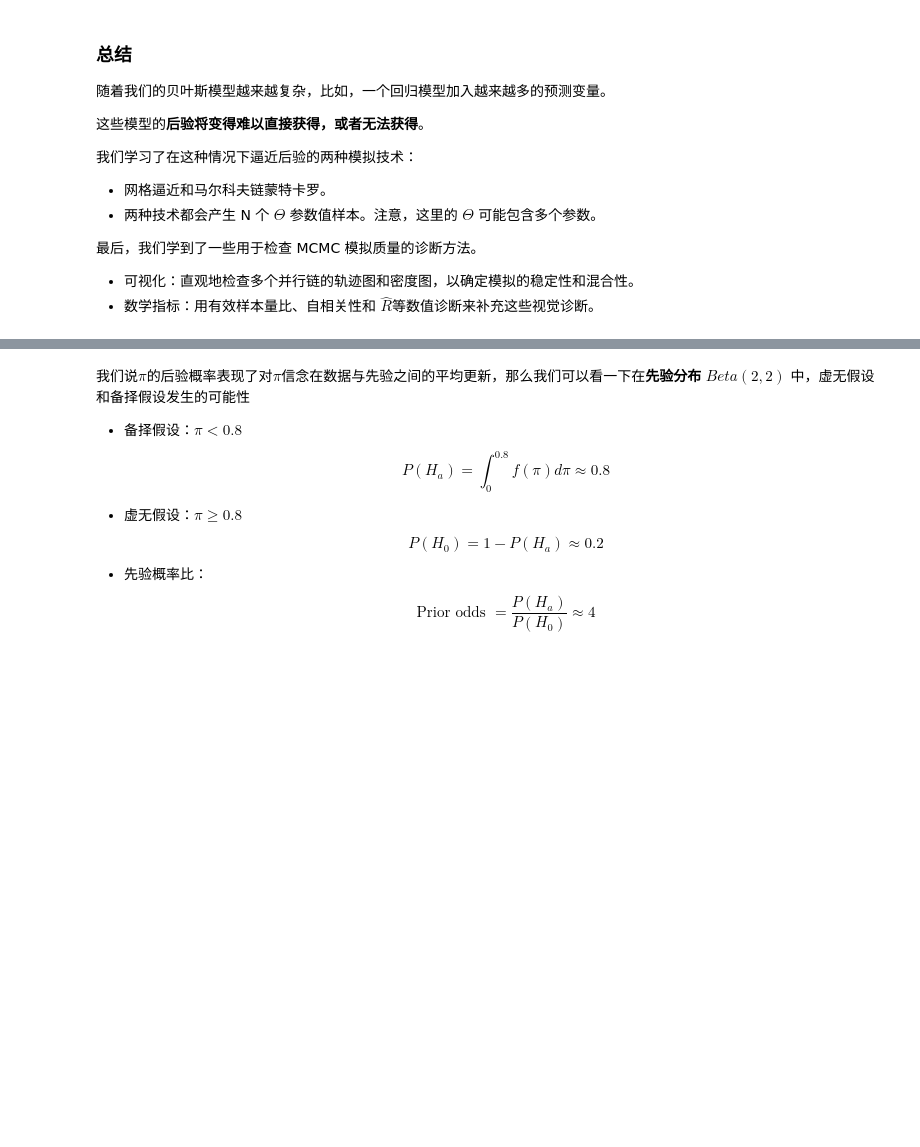
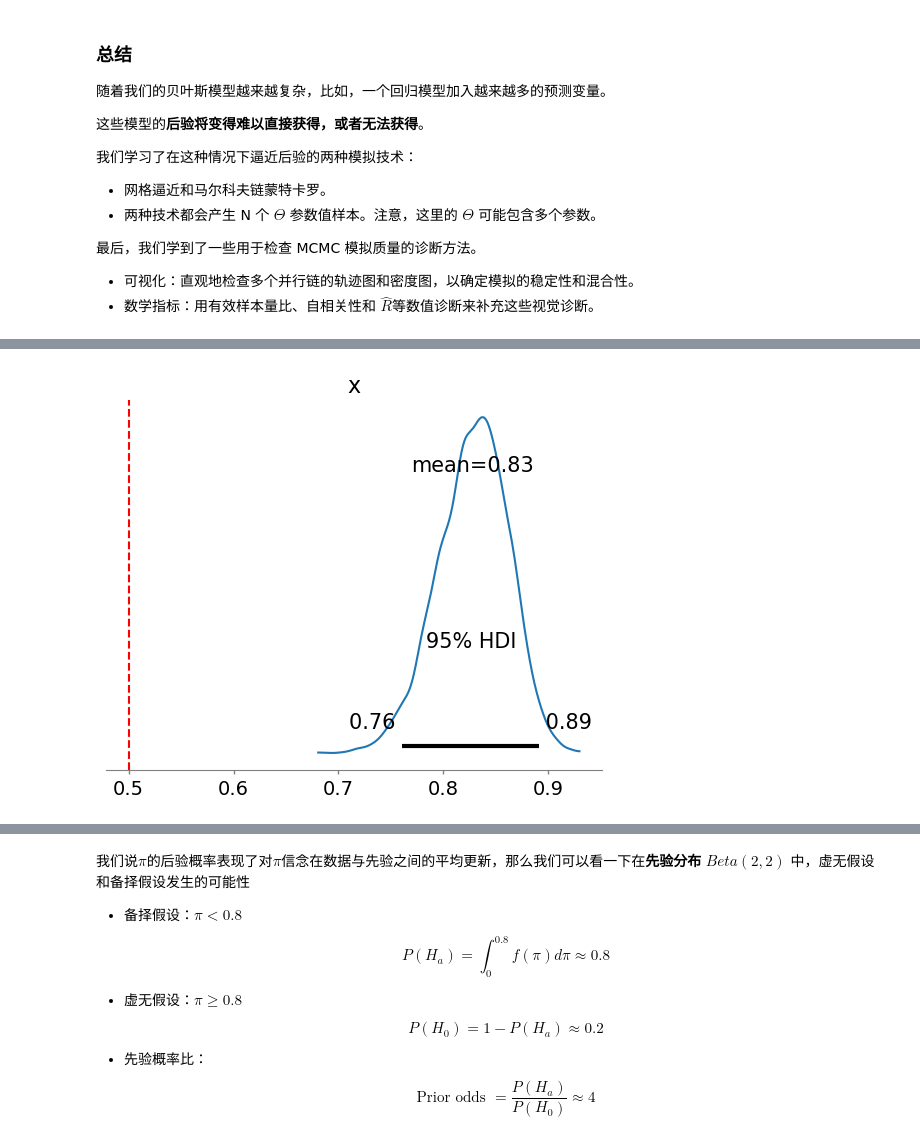
Before and after one commit to hcp4715/psybayesian, a Jupyter notebook: Lecture7.ipynb, the cells around one changed output, grey strips where cells are left out. Saved outputs shown, nothing was run; the diff lists cells and outputs as text; code cells hidden in the pictures; blank space fills up the shorter version.

```diff
--- a/Lecture7.ipynb
+++ b/Lecture7.ipynb
@@ -813,0 +877,21 @@ plt.show()
+# %%
+import numpy as np
+import matplotlib.pyplot as plt
+import arviz as az
+import scipy.stats as stats
+
+# 生成 Beta 分布的样本
+alpha = 101
+beta = 21
+samples = np.random.beta(alpha, beta, 10000)
+
+# 使用 arviz 绘制后验分布图
+az.plot_posterior(samples, hdi_prob=0.95)
+
+# 添加 x=0.5的竖线
+plt.axvline(x=0.5, color='red', linestyle='--')
+
+# 显示图形
+plt.show()
+# %% [output]
+[figure, added]
```
Also changed, not shown: parts of 29 cells of this notebook.
